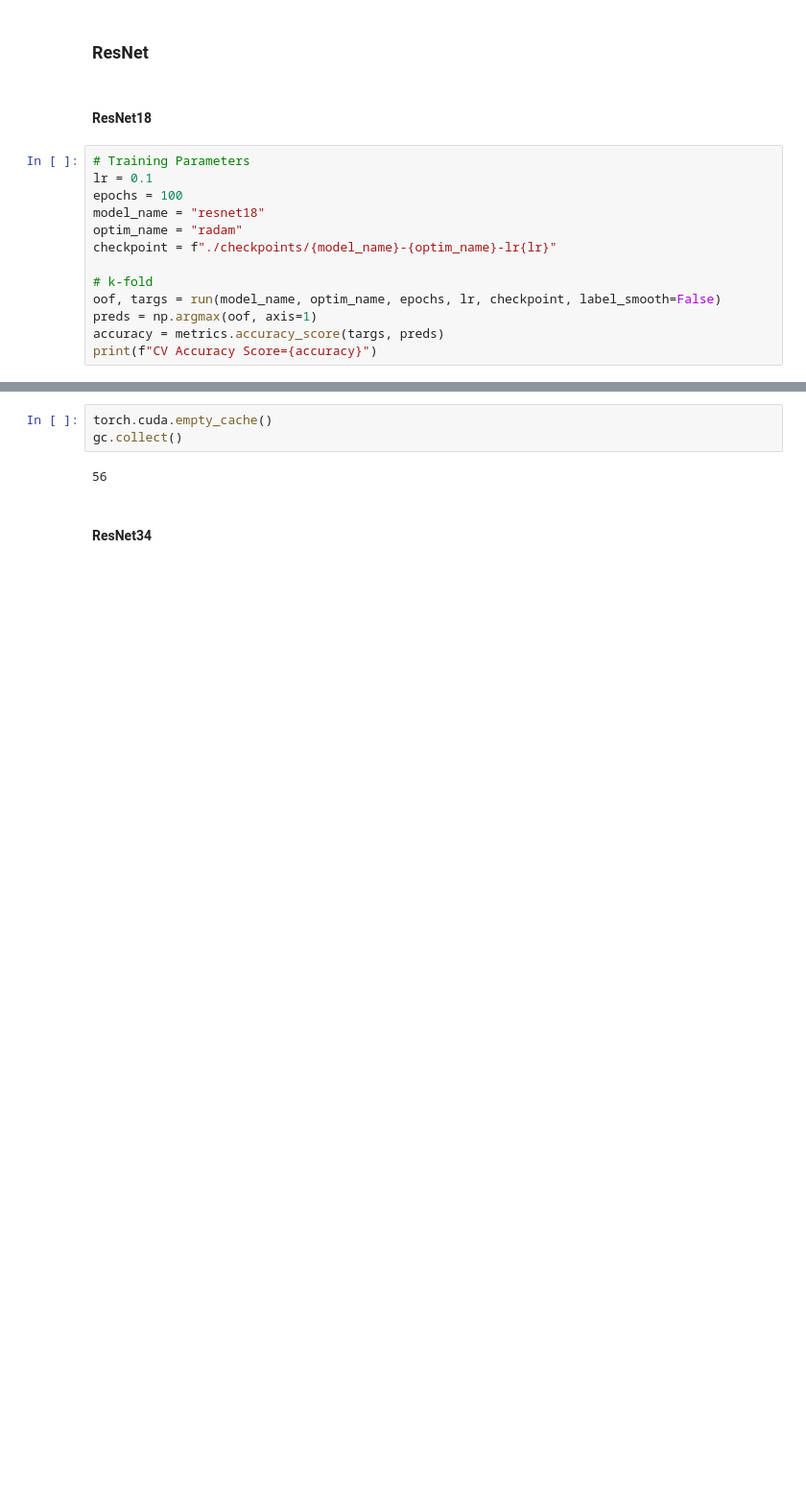
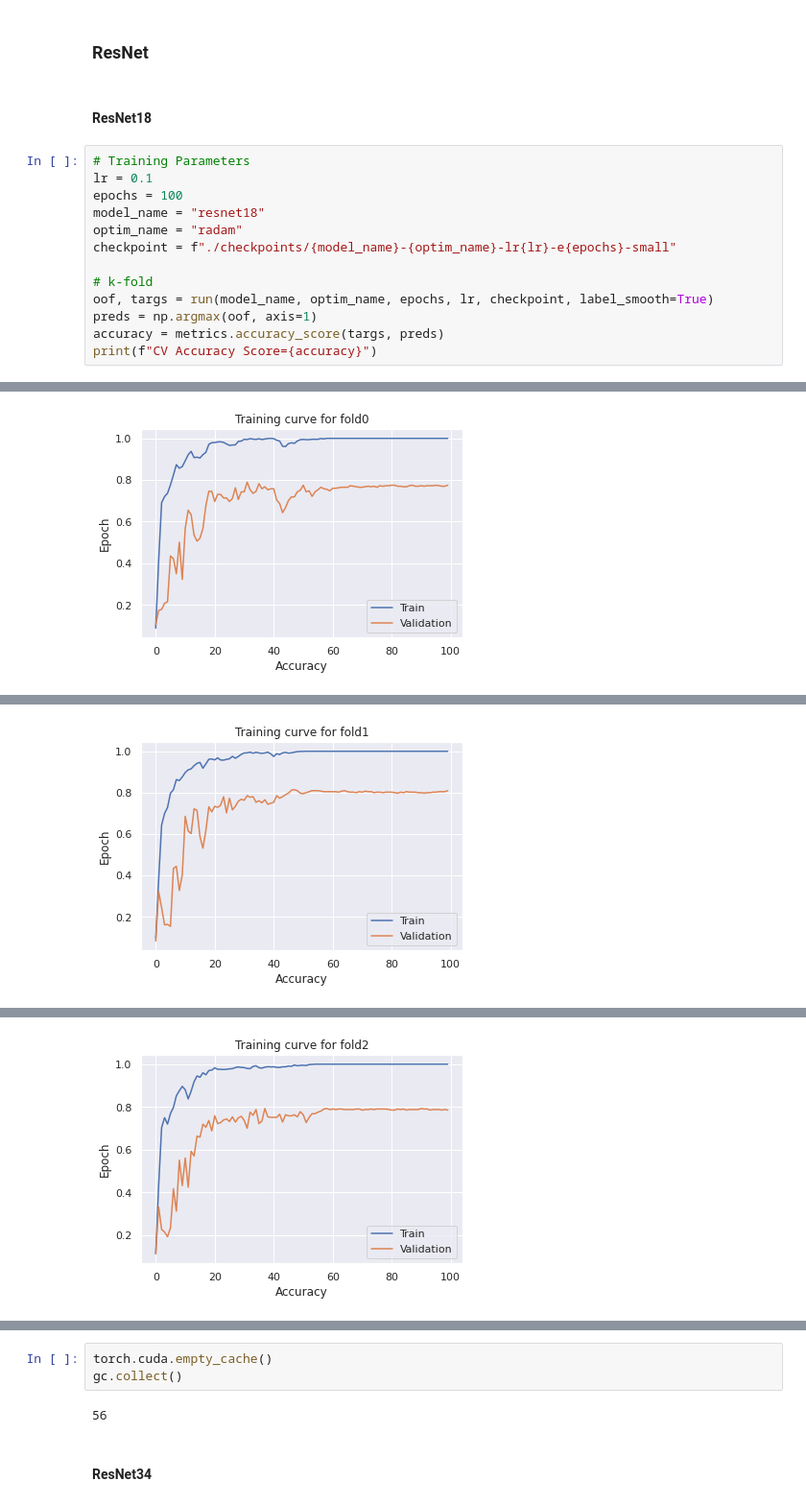
Before and after one commit to giwankim/emnist, a Jupyter notebook: notebooks/11-train-folds.ipynb, the cells around one changed output, grey strips where cells are left out. Shown at 96% size. Cells and saved outputs as stored; diff of their text form; blank space fills up the shorter version.

```diff
--- a/notebooks/11-train-folds.ipynb
+++ b/notebooks/11-train-folds.ipynb
@@ -581,10 +391,11 @@ lr = 0.1
 epochs = 100
 model_name = "resnet18"
 optim_name = "radam"
-checkpoint = f"./checkpoints/{model_name}-{optim_name}-lr{lr}"
+checkpoint = f"./checkpoints/{model_name}-{optim_name}-lr{lr}-e{epochs}-small"
 
 # k-fold
-oof, targs = run(model_name, optim_name, epochs, lr, checkpoint, label_smooth=False)
+oof, targs = run(model_name, optim_name, epochs, lr, checkpoint, label_smooth=True)
 preds = np.argmax(oof, axis=1)
 accuracy = metrics.accuracy_score(targs, preds)
 print(f"CV Accuracy Score={accuracy}")
+# %% [output]
@@ -590,0 +413 @@ print(f"CV Accuracy Score={accuracy}")
+[figure, added]
@@ -590,0 +425 @@ print(f"CV Accuracy Score={accuracy}")
+[figure, added]
@@ -590,0 +437 @@ print(f"CV Accuracy Score={accuracy}")
+[figure, added]
```
Also changed, not shown: parts of 22 cells of this notebook, 1 other file.
